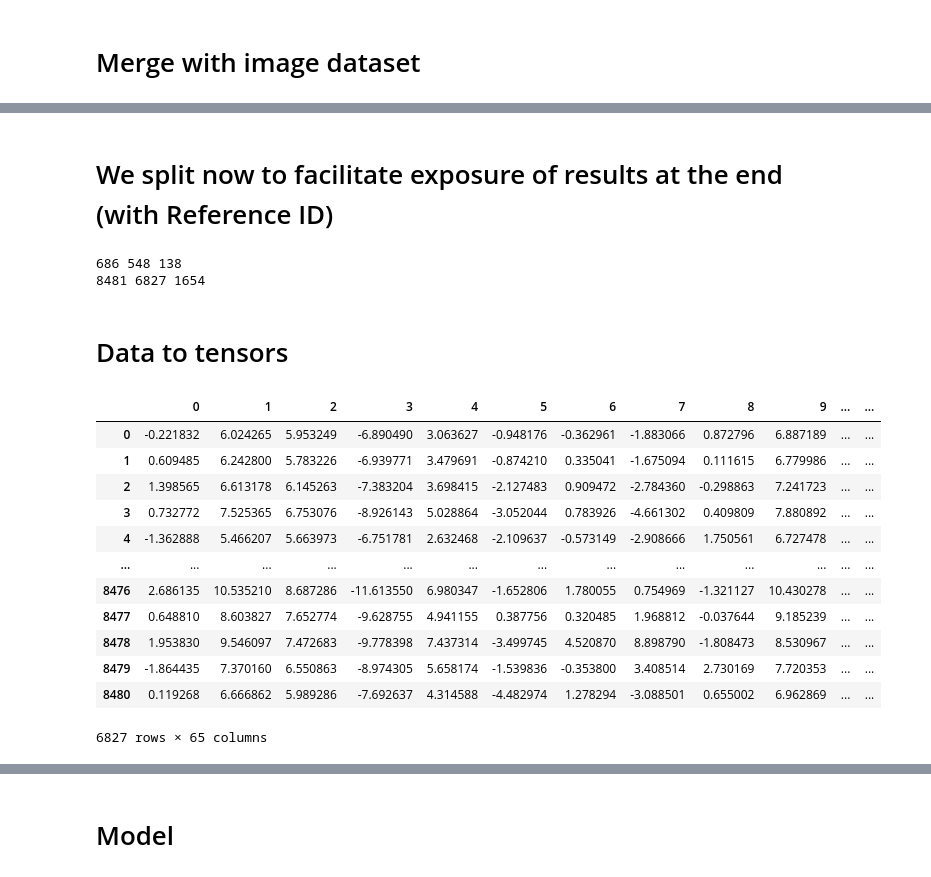
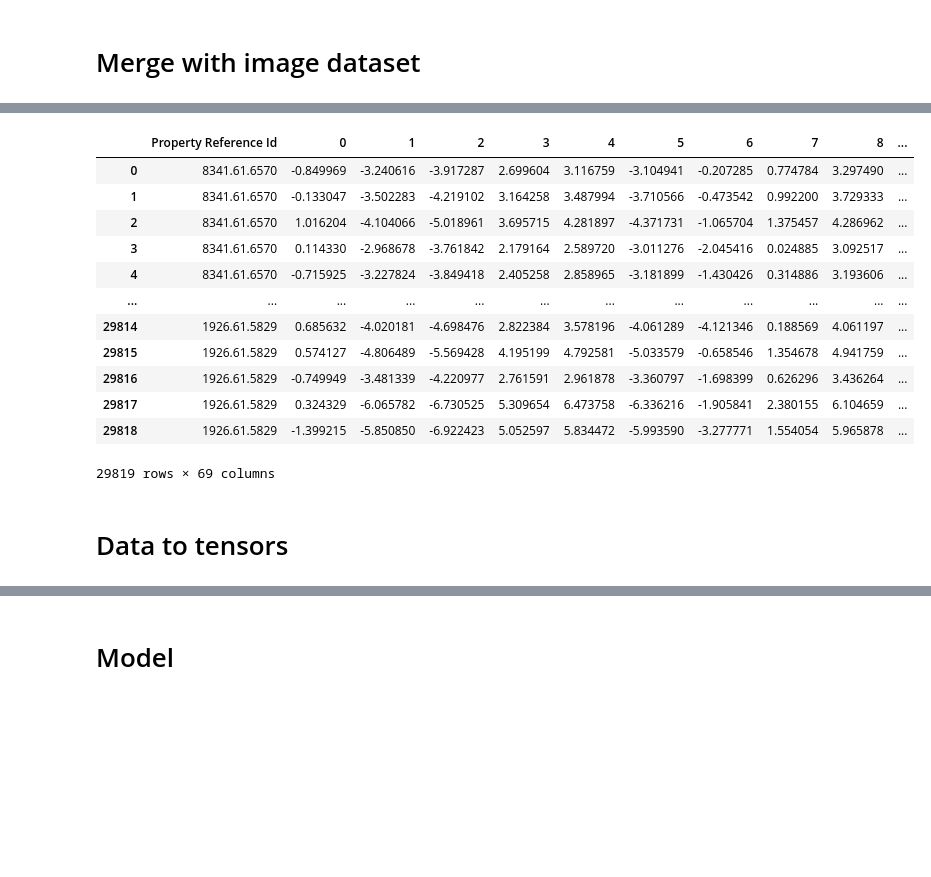
Before and after one commit to Germouche/ml-project, a Jupyter notebook: tabular+multimodal.ipynb, the cells around one changed output, grey strips where cells are left out. Drawn from its saved outputs; the diff is of its cells as text; code cells hidden in the pictures; blank space fills up the shorter version.

```diff
--- a/tabular+multimodal.ipynb
+++ b/tabular+multimodal.ipynb
@@ -401,5 +243,2 @@ input_cols_norm
 # %% [markdown]
 # Merge with image dataset
-# %%
-# images_data = pd.read_csv(PATH + "images_vectorized.csv")
-images_data = pd.read_csv(PATH + "images_vectorized_2.csv")
@@ -406,22 +257,37 @@ images_data = pd.read_csv(PATH + "images_vectorized_2.csv")
 # %%
-def merge_dataset(tabular_data, image_data):
+def merge_dataset(tabular_data, images_data):
 
   images_id = images_data['Property Reference Id'].unique()
-  print("image_id:", images_id)
-  print("len(images_id):", len(images_id))
+  # print("image_id:", images_id)
+  # print("len(images_id):", len(images_id))
 
   tabular_data = tabular_data[tabular_data['Property Reference Id'].isin(images_id)]
 
   images_data['Property Reference Id'] = images_data['Property Reference Id'].astype('category')
   tabular_data['Property Reference Id'] = tabular_data['Property Reference Id'].astype('category')
 
-
   images_data.drop('Demand', inplace=True, axis=1)
-  data_joined = images_data.merge(input_cols_norm_reduced, on='Property Reference Id', how='left')
+  data_joined = images_data.merge(tabular_data, on='Property Reference Id', how='left')
 
   return data_joined
 
 
+def merge_dataset_test(tabular_data, images_data):
 
-data_joined = merge_dataset(input_cols_norm, images_data)
+  images_id = images_data['Property Reference Id'].unique()
+  # print("image_id:", images_id)
+  # print("len(images_id):", len(images_id))
+
+  tabular_data = tabular_data[tabular_data['Property Reference Id'].isin(images_id)]
+
+  images_data['Property Reference Id'] = images_data['Property Reference Id'].astype('category')
+  tabular_data['Property Reference Id'] = tabular_data['Property Reference Id'].astype('category')
+
+  data_joined = images_data.merge(tabular_data, on='Property Reference Id', how='left')
+
+  return data_joined
+
+
+data_joined = merge_dataset(input_cols_norm, images_data_train)
+data_joined_pred = merge_dataset_test(input_cols_norm_pred, images_data_pred)
 # %% [output]
@@ -589,21 +325,19 @@ data_joined
-# %% [markdown]
-# We split now to facilitate exposure of results at the end (with Reference ID)
-# %%
-import random
-import math
-unique_ids=data_joined['Property Reference Id'].unique()
-# We define the ID we use for training and those we use for testing
-ids_train=np.array(random.sample(set(unique_ids), math.floor(0.8*len(unique_ids))))
-ids_test=np.array([x for x in unique_ids if x not in ids_train])
-print(len(unique_ids),len(ids_train),len(ids_test))
-
-#We define the train dataset and the test dataset
-data_joined_train=data_joined[data_joined['Property Reference Id'].isin(ids_train)]
-data_joined_test=data_joined[data_joined['Property Reference Id'].isin(ids_test)]
-print(len(data_joined),len(data_joined_train),len(data_joined_test))
-# %% [output]
-686 548 138
-8481 6827 1654
+# %%
+data_joined_pred
+# %% [output]
+|  | Property Reference Id | 0 | 1 | 2 | 3 | 4 | 5 | 6 | 7 | 8 | ... |
+| 0 | 8341.61.6570 | -0.849969 | -3.240616 | -3.917287 | 2.699604 | 3.116759 | -3.104941 | -0.207285 | 0.774784 | 3.297490 | ... |
+| 1 | 8341.61.6570 | -0.133047 | -3.502283 | -4.219102 | 3.164258 | 3.487994 | -3.710566 | -0.473542 | 0.992200 | 3.729333 | ... |
+| 2 | 8341.61.6570 | 1.016204 | -4.104066 | -5.018961 | 3.695715 | 4.281897 | -4.371731 | -1.065704 | 1.375457 | 4.286962 | ... |
+| 3 | 8341.61.6570 | 0.114330 | -2.968678 | -3.761842 | 2.179164 | 2.589720 | -3.011276 | -2.045416 | 0.024885 | 3.092517 | ... |
+| 4 | 8341.61.6570 | -0.715925 | -3.227824 | -3.849418 | 2.405258 | 2.858965 | -3.181899 | -1.430426 | 0.314886 | 3.193606 | ... |
+| ... | ... | ... | ... | ... | ... | ... | ... | ... | ... | ... | ... |
+| 29814 | 1926.61.5829 | 0.685632 | -4.020181 | -4.698476 | 2.822384 | 3.578196 | -4.061289 | -4.121346 | 0.188569 | 4.061197 | ... |
+| 29815 | 1926.61.5829 | 0.574127 | -4.806489 | -5.569428 | 4.195199 | 4.792581 | -5.033579 | -0.658546 | 1.354678 | 4.941759 | ... |
+| 29816 | 1926.61.5829 | -0.749949 | -3.481339 | -4.220977 | 2.761591 | 2.961878 | -3.360797 | -1.698399 | 0.626296 | 3.436264 | ... |
+| 29817 | 1926.61.5829 | 0.324329 | -6.065782 | -6.730525 | 5.309654 | 6.473758 | -6.336216 | -1.905841 | 2.380155 | 6.104659 | ... |
+| 29818 | 1926.61.5829 | -1.399215 | -5.850850 | -6.922423 | 5.052597 | 5.834472 | -5.993590 | -3.277771 | 1.554054 | 5.965878 | ... |
+29819 rows × 69 columns
 # %% [markdown]
 # Data to tensors
 # %%
@@ -653,16 +391,0 @@ input_cols = data_joined_train[['0', '1', '2', '3', '4', '5', '6', '7', '8', '9'
-# %%
-input_cols
-# %% [output]
-|  | 0 | 1 | 2 | 3 | 4 | 5 | 6 | 7 | 8 | 9 | ... | ... |
-| 0 | -0.221832 | 6.024265 | 5.953249 | -6.890490 | 3.063627 | -0.948176 | -0.362961 | -1.883066 | 0.872796 | 6.887189 | ... | ... |
-| 1 | 0.609485 | 6.242800 | 5.783226 | -6.939771 | 3.479691 | -0.874210 | 0.335041 | -1.675094 | 0.111615 | 6.779986 | ... | ... |
-| 2 | 1.398565 | 6.613178 | 6.145263 | -7.383204 | 3.698415 | -2.127483 | 0.909472 | -2.784360 | -0.298863 | 7.241723 | ... | ... |
-| 3 | 0.732772 | 7.525365 | 6.753076 | -8.926143 | 5.028864 | -3.052044 | 0.783926 | -4.661302 | 0.409809 | 7.880892 | ... | ... |
-| 4 | -1.362888 | 5.466207 | 5.663973 | -6.751781 | 2.632468 | -2.109637 | -0.573149 | -2.908666 | 1.750561 | 6.727478 | ... | ... |
-| ... | ... | ... | ... | ... | ... | ... | ... | ... | ... | ... | ... | ... |
-| 8476 | 2.686135 | 10.535210 | 8.687286 | -11.613550 | 6.980347 | -1.652806 | 1.780055 | 0.754969 | -1.321127 | 10.430278 | ... | ... |
-| 8477 | 0.648810 | 8.603827 | 7.652774 | -9.628755 | 4.941155 | 0.387756 | 0.320485 | 1.968812 | -0.037644 | 9.185239 | ... | ... |
-| 8478 | 1.953830 | 9.546097 | 7.472683 | -9.778398 | 7.437314 | -3.499745 | 4.520870 | 8.898790 | -1.808473 | 8.530967 | ... | ... |
-| 8479 | -1.864435 | 7.370160 | 6.550863 | -8.974305 | 5.658174 | -1.539836 | -0.353800 | 3.408514 | 2.730169 | 7.720353 | ... | ... |
-| 8480 | 0.119268 | 6.666862 | 5.989286 | -7.692637 | 4.314588 | -4.482974 | 1.278294 | -3.088501 | 0.655002 | 6.962869 | ... | ... |
-6827 rows × 65 columns
```
Also changed, not shown: parts of 56 cells of this notebook.
